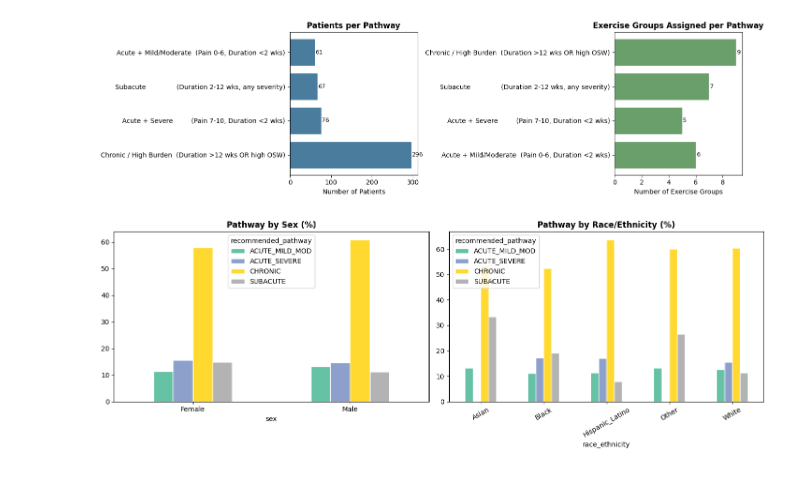
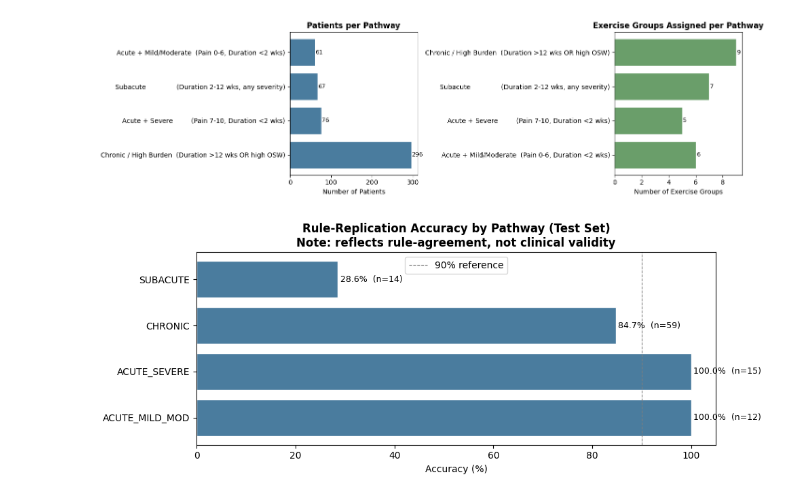
Before and after one commit to fyxicalcapstone/fyxical-poc, a Jupyter notebook: 05_results_export.ipynb, the cells around one changed output. Saved outputs shown, nothing was run; the diff lists cells and outputs as text; code cells hidden in the pictures.

Commit message:
Rename and update NB03/04/05: piecewise formula, corrected feature set, phase numbering aligned with report

```diff
--- a/05_results_export_KPI_scoreboard.ipynb
+++ b/05_results_export.ipynb
@@ -242,25 +242,35 @@ plt.show()
 # %% [output]
 [figure]
 # %%
-# Equity KPI charts
+# Prediction accuracy by pathway
 
-fig, axes = plt.subplots(1, 2, figsize=(14, 5))
+acc_by_pathway = (
+    predictions.groupby("recommended_pathway")["prediction_correct"]
+    .agg(["mean", "count"])
+    .rename(columns={"mean": "Accuracy", "count": "N"})
+    .reset_index()
+)
+acc_by_pathway["Accuracy_pct"] = acc_by_pathway["Accuracy"] * 100
 
-pd.crosstab(patients["sex"], patients["recommended_pathway"], normalize="index").mul(100).plot(
-    kind="bar", ax=axes[0], colormap="Set2", edgecolor="white")
-axes[0].set_title("Pathway by Sex (%)", fontweight="bold")
-axes[0].tick_params(axis="x", rotation=0)
-
-pd.crosstab(patients["race_ethnicity"], patients["recommended_pathway"], normalize="index").mul(100).plot(
-    kind="bar", ax=axes[1], colormap="Set2", edgecolor="white")
-axes[1].set_title("Pathway by Race/Ethnicity (%)", fontweight="bold")
-axes[1].tick_params(axis="x", rotation=30)
-
+fig, ax = plt.subplots(figsize=(10, 4))
+ax.barh(acc_by_pathway["recommended_pathway"],
+        acc_by_pathway["Accuracy_pct"],
+        color="#4a7c9e", edgecolor="white")
+ax.set_title("Rule-Replication Accuracy by Pathway (Test Set)\n"
+             "Note: reflects rule-agreement, not clinical validity",
+             fontweight="bold")
+ax.set_xlabel("Accuracy (%)")
+ax.axvline(x=90, color="gray", linestyle="--", linewidth=0.8, label="90% reference")
+for i, row in acc_by_pathway.iterrows():
+    ax.text(row["Accuracy_pct"] + 0.5, i,
+            f"{row['Accuracy_pct']:.1f}%  (n={int(row['N'])})",
+            va="center", fontsize=9)
+ax.legend()
 plt.tight_layout()
-plt.savefig("equity_kpis.png", dpi=150, bbox_inches="tight")
+plt.savefig("accuracy_by_pathway.png", dpi=150, bbox_inches="tight")
 plt.show()
 # %% [output]
-[figure, old version]
+[figure, new version]
 # %%
 # Limitations & scaling roadmap
 
```
Also changed, not shown: parts of 4 cells of this notebook, 4 other files.
